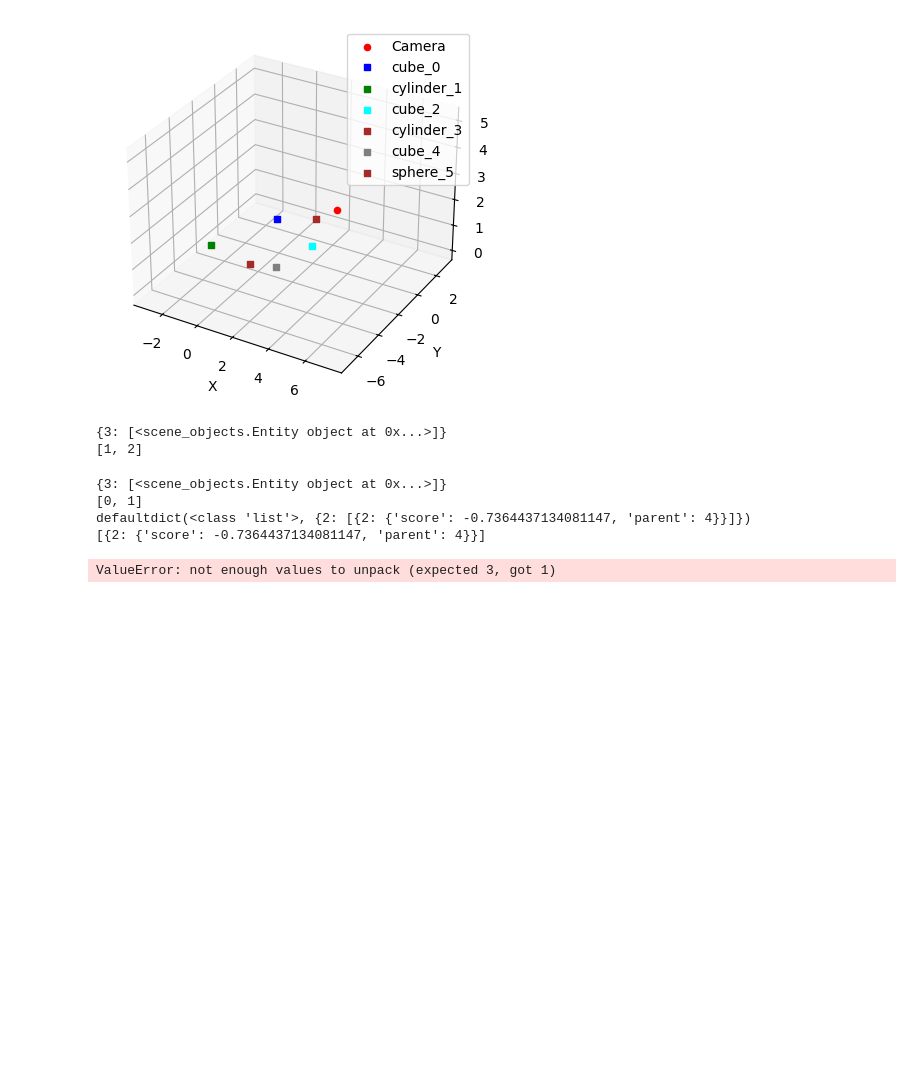
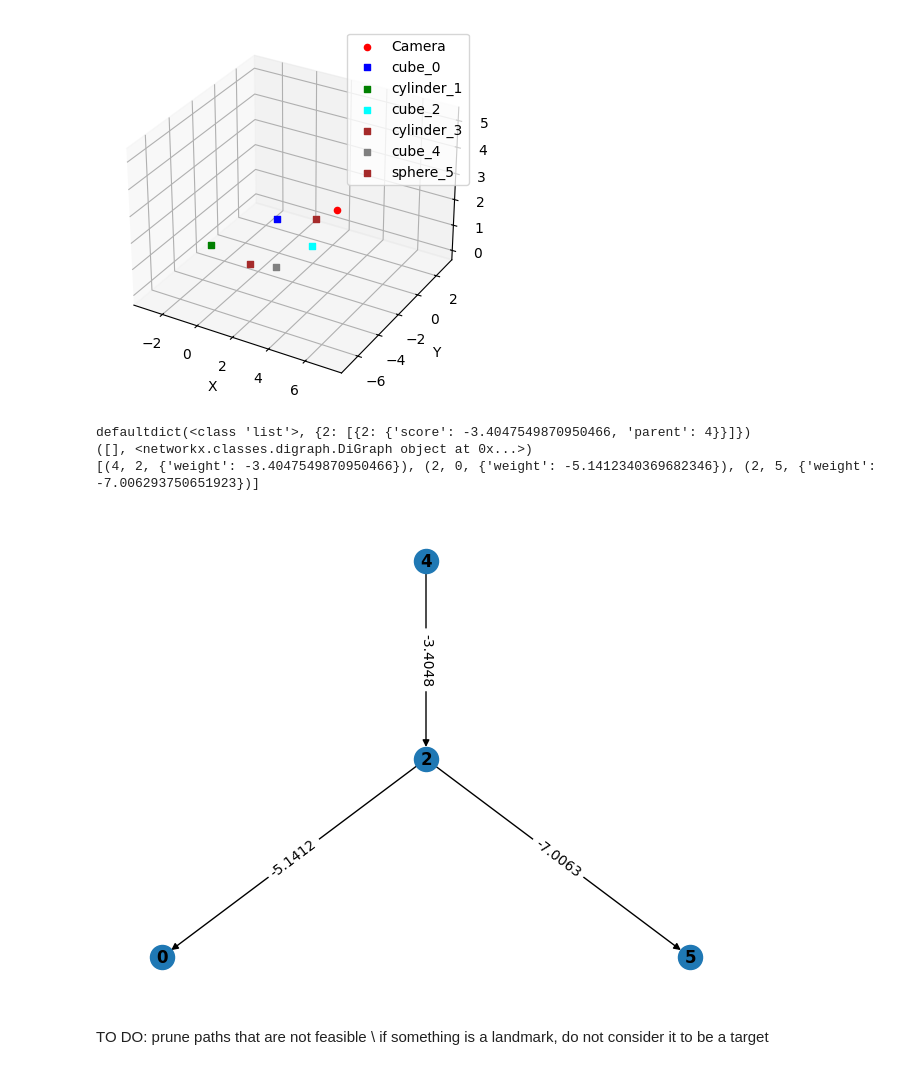
Before and after one commit to mary-martin/spatial-reasoning, a Jupyter notebook: relations/relational_inference.ipynb, the cells around one changed output. Cells and saved outputs as stored; diff of their text form; code cells hidden in the pictures; blank space fills up the shorter version.

```diff
--- a/relations/relational_inference.ipynb
+++ b/relations/relational_inference.ipynb
@@ -50,32 +50,16 @@ mentions = {'objects': obj_mentions, 'relations': rel_mentions}
 # r_2 =  {'o1': 1, 'o2': 3, 'label':'behind'}
 # rel_mentions = [r_1, r_2]
 # mentions = {'objects': obj_mentions, 'relations': rel_mentions}
-# %%
-grounded, ungrounded = initial_grounding(mentions, entities)
-print(grounded)
-print(ungrounded)
-# %% [output]
-{3: [<scene_objects.Entity object at 0x...>]}
-[1, 2]
-# %%
-# print(relate(mentions, grounded)[3])
-# e2_groundings = relate(mentions, grounded, scene_info)[2]
-# e3_groundings = relate(mentions, grounded, scene_info)[3]
-
-# obj_keys = []
-# for e in e2_groundings:
-#     obj_keys.append(list(e.keys()))
-# for e in e3_groundings:
-#     obj_keys.append(list(e.keys()))
-
-# print(list(obj_keys))
-# found_objects = set(obj_keys[0]).intersection(obj_keys[1], obj_keys[2])
-# print(found_objects)
-print(grounded)
-print(relate(mentions, grounded, scene_info))
-# %% [output]
-{3: [<scene_objects.Entity object at 0x...>]}
-[0, 1]
-defaultdict(<class 'list'>, {2: [{2: {'score': -0.7364437134081147, 'parent': 4}}]})
-[{2: {'score': -0.7364437134081147, 'parent': 4}}]
-ValueError: not enough values to unpack (expected 3, got 1)
+# %%
+
+scene_predictor = SpatialPredictor(scene_info)
+print(scene_predictor.relate(mentions))
+scene_predictor.show_candidate_graph()
+# %% [output]
+defaultdict(<class 'list'>, {2: [{2: {'score': -3.4047549870950466, 'parent': 4}}]})
+([], <networkx.classes.digraph.DiGraph object at 0x...>)
+[(4, 2, {'weight': -3.4047549870950466}), (2, 0, {'weight': -5.1412340369682346}), (2, 5, {'weight': -7.006293750651923})]
+[figure, added]
+# %% [markdown]
+TO DO: prune paths that are not feasible \\
+if something is a landmark, do not consider it to be a target
```
Also changed, not shown: parts of 2 cells of this notebook, 2 other files.
